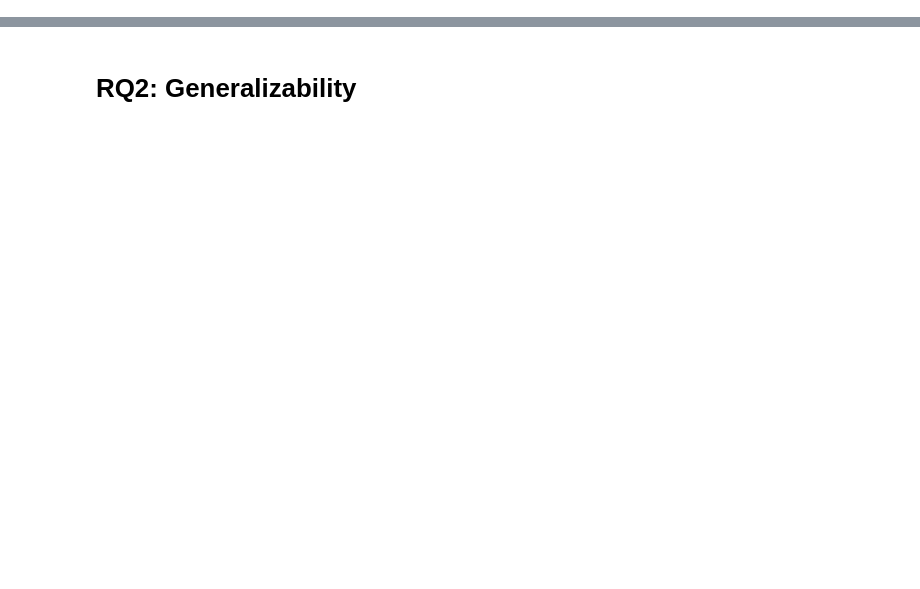
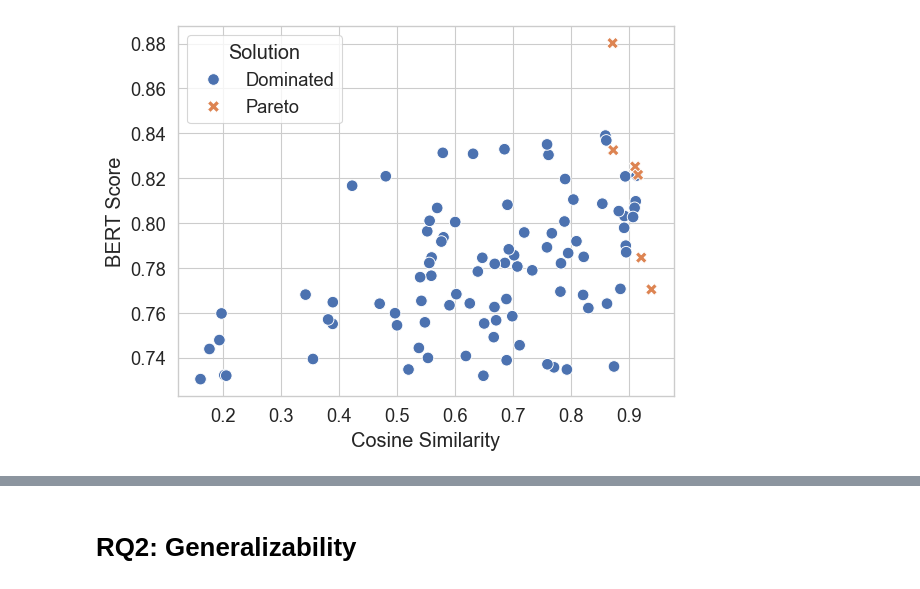
Before and after one commit to VPLEV23/ER_LLM, a Jupyter notebook: results/LLAMA3/analysis/analysis.ipynb, the cells around one changed output, grey strips where cells are left out. Drawn from its saved outputs; the diff is of its cells as text; code cells hidden in the pictures; blank space fills up the shorter version.

```diff
--- a/results/LLAMA3/analysis/analysis.ipynb
+++ b/results/LLAMA3/analysis/analysis.ipynb
@@ -11,0 +39,13 @@ def create_id(results):
+# %%
+grid_search = pd.read_csv('training/grid_sreach_results.csv')
+grid_search.set_index('Parameter Set', inplace=True)
+grid_search['Solution'] = 'Dominated'
+# %%
+pareto = pd.read_csv('training/pareto_front_results.csv')
+pareto.set_index('Parameter Set', inplace=True)
+pareto['Solution'] = 'Pareto'
+# %%
+grid_search.drop(pareto.index, inplace=True)
+# %%
+solutions = pd.concat([grid_search, pareto])
+solutions
@@ -11,0 +67,9 @@ def create_id(results):
+# %%
+fig, ax = plt.subplots()
+sns.scatterplot(data=solutions, x='Cosine Similarity', y='BERT Score (F1)', hue='Solution', style='Solution', s=70, ax=ax)
+ax.yaxis.set_label_text('BERT Score')
+ax.xaxis.set_label_text('Cosine Similarity')
+plt.savefig('pareto_front.pdf')
+plt.show()
+# %% [output]
+[figure, added]
```
Also changed, not shown: parts of 50 cells of this notebook, 16 other files.
